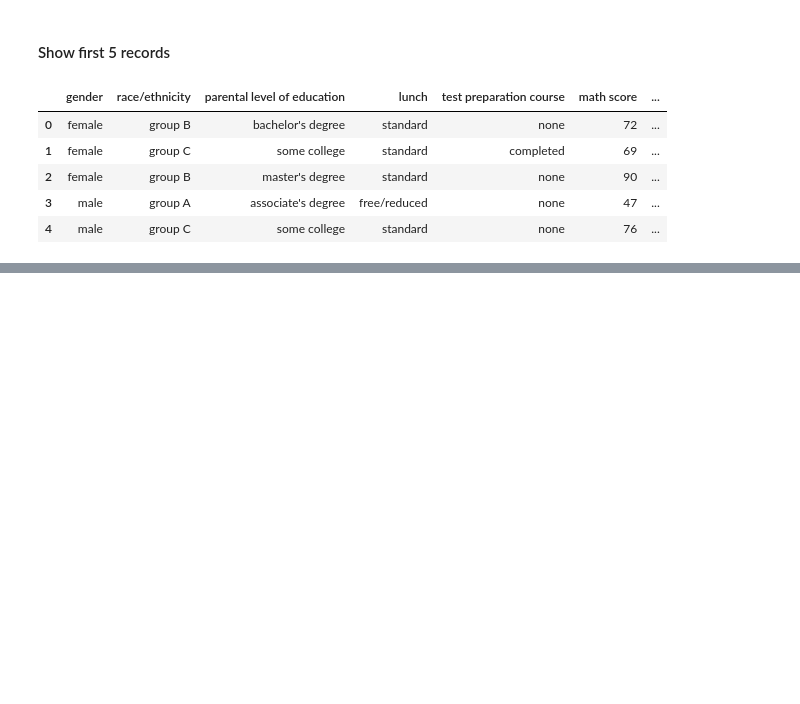
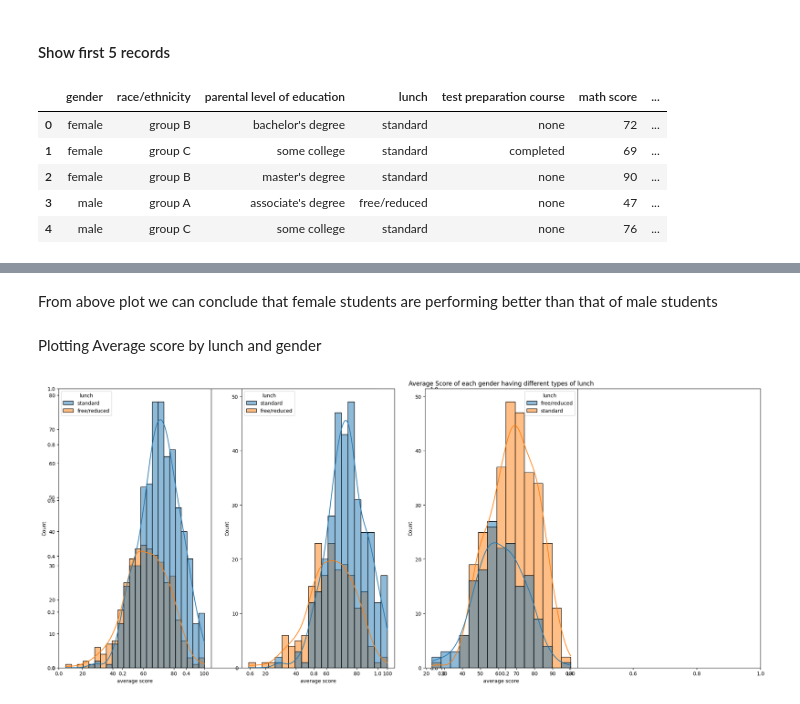
Before and after one commit to girishsawant98/mlprojects, a Jupyter notebook: notebook/EDA-StudentPerformance.ipynb, the cells around one changed output, grey strips where cells are left out. Drawn from its saved outputs; the diff is of its cells as text; code cells hidden in the pictures; blank space fills up the shorter version.

```diff
--- a/notebook/EDA-StudentPerformance.ipynb
+++ b/notebook/EDA-StudentPerformance.ipynb
@@ -41,0 +214,16 @@ df.head(5)
+# %% [markdown]
+From above plot we can conclude that female students are performing better than that of male students
+# %% [markdown]
+Plotting Average score by lunch and gender
+# %%
+plt.subplots(1,2,figsize=(25,10))
+plt.subplot(141)
+sns.histplot(data=df,x='average score',kde=True,hue='lunch')
+plt.subplot(142)
+sns.histplot(data=df[df.gender=='female'],x='average score',kde=True,hue='lunch')
+plt.subplot(143)
+sns.histplot(data=df[df.gender=='male'],x='average score',kde=True,hue='lunch')
+plt.title("Average Score of each gender having different types of lunch")
+plt.show()
+# %% [output]
+[figure, added]
```
Also changed, not shown: parts of 50 cells of this notebook, 4 other files.
